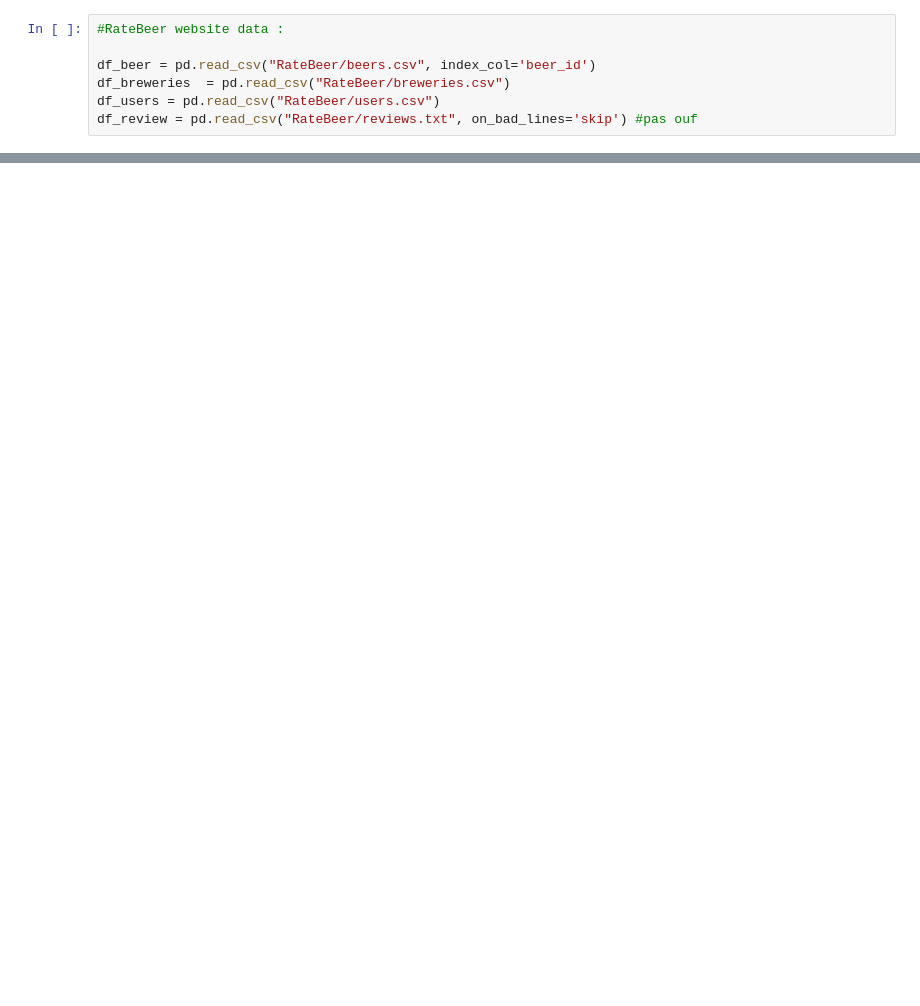
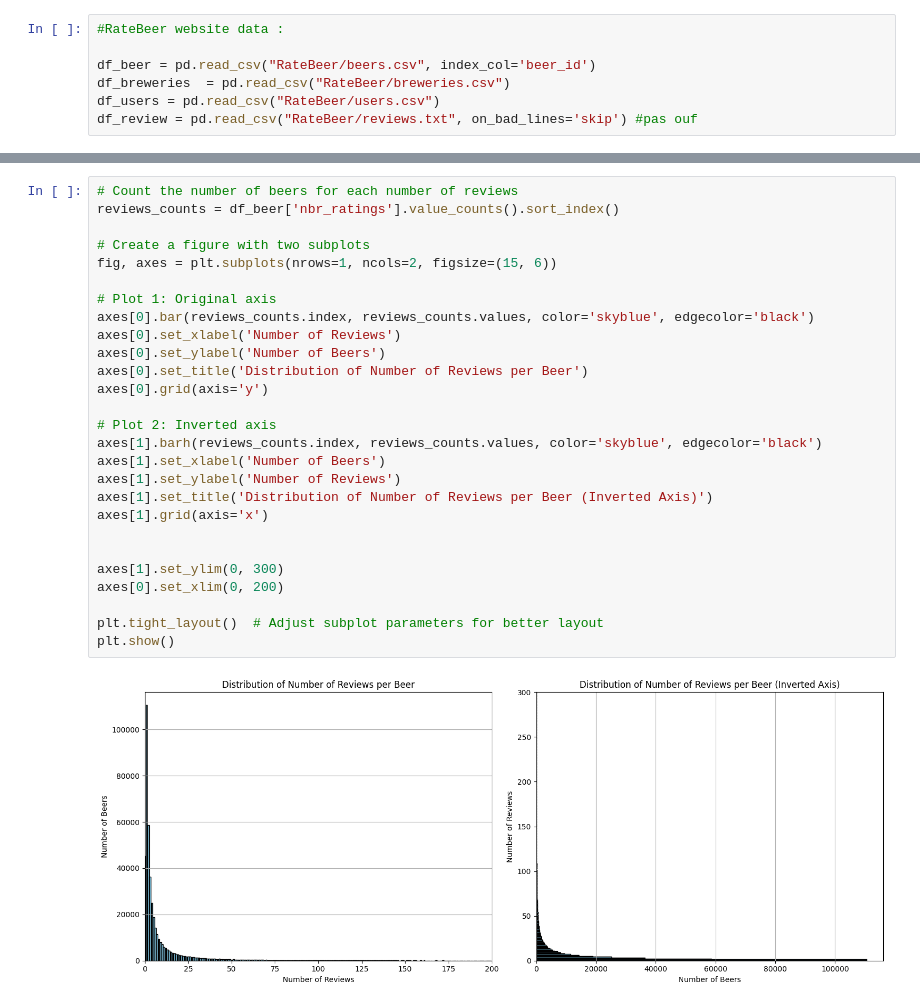
Before and after one commit to epfl-ada/ada-2023-project-adalcoholics86, a Jupyter notebook: RateBeer.ipynb, the cells around one changed output, grey strips where cells are left out. Saved outputs shown, nothing was run; the diff lists cells and outputs as text; blank space fills up the shorter version.

Commit message:
Data exploration for RateBeer data (for connoisseur world tour)

```diff
--- a/RateBeer.ipynb
+++ b/RateBeer.ipynb
@@ -79,0 +114,29 @@ df_users
+# %%
+# Count the number of beers for each number of reviews
+reviews_counts = df_beer['nbr_ratings'].value_counts().sort_index()
+
+# Create a figure with two subplots
+fig, axes = plt.subplots(nrows=1, ncols=2, figsize=(15, 6))
+
+# Plot 1: Original axis
+axes[0].bar(reviews_counts.index, reviews_counts.values, color='skyblue', edgecolor='black')
+axes[0].set_xlabel('Number of Reviews')
+axes[0].set_ylabel('Number of Beers')
+axes[0].set_title('Distribution of Number of Reviews per Beer')
+axes[0].grid(axis='y')
+
+# Plot 2: Inverted axis
+axes[1].barh(reviews_counts.index, reviews_counts.values, color='skyblue', edgecolor='black')
+axes[1].set_xlabel('Number of Beers')
+axes[1].set_ylabel('Number of Reviews')
+axes[1].set_title('Distribution of Number of Reviews per Beer (Inverted Axis)')
+axes[1].grid(axis='x')
+
+
+axes[1].set_ylim(0, 300)
+axes[0].set_xlim(0, 200)
+
+plt.tight_layout()  # Adjust subplot parameters for better layout
+plt.show()
+# %% [output]
+[figure, added]
```
Also changed, not shown: parts of 48 cells of this notebook.
